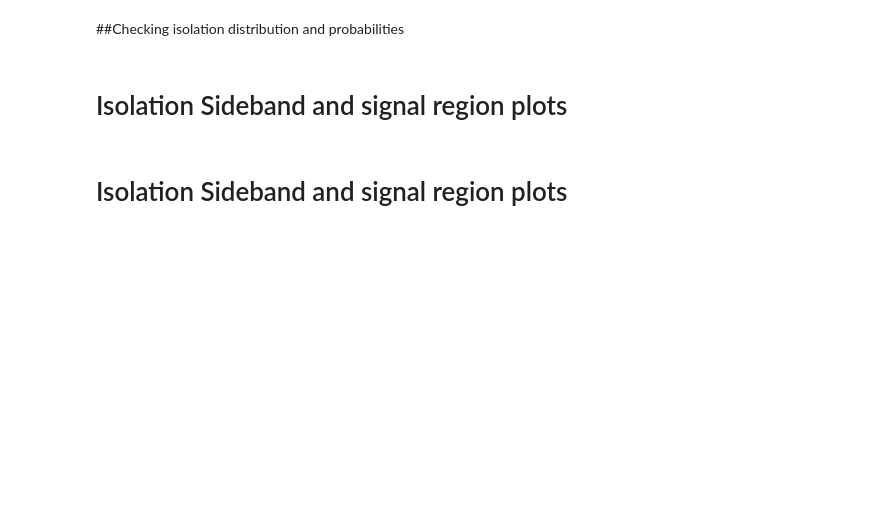
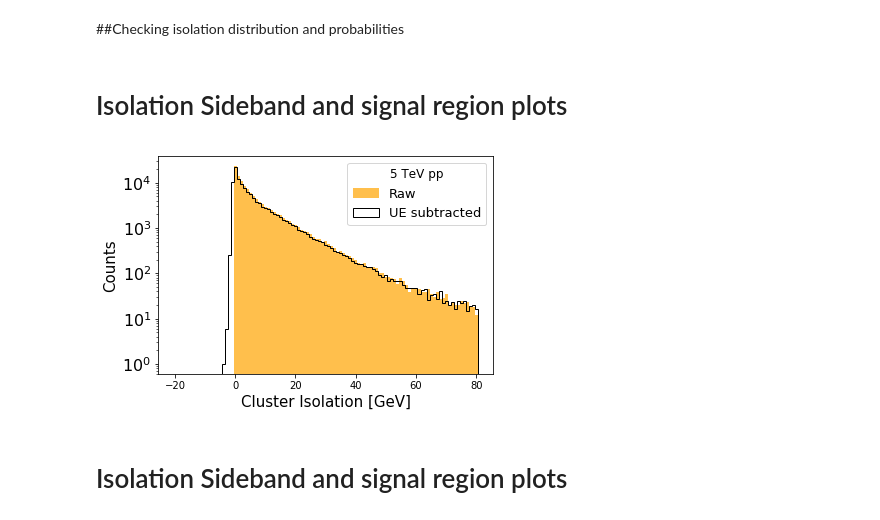
Before and after one commit to miguelignacio/CorrelationAnalysis, a Jupyter notebook: NtupleAnalysis/InputData/photon-purity.ipynb, the cells around one changed output. Drawn from its saved outputs; the diff is of its cells as text; code cells hidden in the pictures; blank space fills up the shorter version.

```diff
--- a/NtupleAnalysis/InputData/photon-purity.ipynb
+++ b/NtupleAnalysis/InputData/photon-purity.ipynb
@@ -1324,55 +1404,43 @@ for nonisorange in nonisoranges:
 # %% [markdown]
 # Isolation Sideband and signal region plots
 # %%
-isotype = 'tpc'
+isotype = 'its'
 isolationvar = 'cluster_iso_%s_04' %(isotype)
 
-test = dataHists#.query('%s>-9999999'%isolationvar)
-#test = test.query('%s_ue>-9999999'%isolationvar)
-test = test.query('%s_ue<300'%isolationvar)
-test = test.query('%s!=0.00'%isolationvar)
-test = test.query('%s_ue!=0.00'%isolationvar)
-test = test.query('cluster_isoetaband_%s!=0.0'%isotype)
+test = dataHists
 
 test = test.query('cluster_pt<16 and cluster_pt>10')
-maxIso = 25
-minIso = -5
-nbins  = 100
+maxIso = 80.5
+minIso = -20.5
+nbins  = 101
 
 mpl.rcParams['legend.fontsize'] = 10
-#fig = plt.figure(figsize=(12,4))
+#fig = plt.figure(figsize=(8,8))
 fig = plt.figure()
-plt.subplot(1,3,1)
+#plt.subplot(1,2,1)
 plt.hist(test['%s_raw'%isolationvar],range=(minIso,maxIso),color='orange',bins=nbins,alpha=0.7,label='Raw')
-plt.hist(test['%s'%isolationvar],range=(minIso,maxIso),bins=nbins,color='black',label='UE-subtracted',histtype='step')
-plt.xlabel('Isolation Energy (track-only) [GeV]')
-#plt.yscale('log', nonposy='clip')
-plt.ylabel('Counts')
-plt.legend()
-
-plt.subplot(1,3,2)
-plt.hist(test['%s_ue'%isolationvar],range=(0.0,maxIso),bins=nbins,alpha=0.5, label='UE estimate')
-plt.text(5, 5000, 'UE Average = %2.1f [GeV]'%(np.average(test['%s_ue'%isolationvar])), fontsize=12)
-plt.xlabel('UE estimate  [GeV]')
-plt.ylabel('Counts')
-#plt.yscale('log', nonposy='clip')
-#plt.xscale('log', nonposy='clip')
-#plt.legend(title='Data')
-print ' Average UE', np.average(test['%s_ue'%isolationvar].dropna())
-
-plt.subplot(1,3,3)
-plt.hist(test['cluster_isoetaband_%s'%isotype]*0.4*0.4*3.14/0.89,range=(0.0,maxIso),bins=nbins,alpha=0.5, label='UE estimate eta band')
-plt.text(5, 5000, 'UE Average = %2.1f [GeV]'%(np.average(test['cluster_isoetaband_%s'%isotype]*0.4*0.4*3.14/0.89)), fontsize=12)
-
-plt.xlabel('UE estimate ("eta band") [GeV]')
-#plt.yscale('log', nonposy='clip')
-plt.ylabel('Counts')
+plt.hist(test['%s_sub'%isolationvar],range=(minIso,maxIso),bins=nbins,color='black',label='UE subtracted',histtype='step')
+#plt.hist(test['%s'%isolationvar],range=(minIso,maxIso),bins=nbins,color='red',label='UE subtracted (voronoi)',histtype='step')
+plt.xlabel('Cluster Isolation [GeV]',fontsize=15)
+plt.yscale('log', nonposy='clip')
+plt.ylabel('Counts',fontsize=15)
+plt.legend(title=dataname,fontsize=13)
 
 
+
+#plt.subplot(1,2,2)
+#plt.hist(test['%s_ue'%isolationvar],range=(0.0,10),bins=nbins,alpha=0.5, label='rho x area voronoi')
+#plt.hist(test['ue_estimate_its_const']*0.4*0.4*3.14,range=(0.0,10),bins=nbins,alpha=0.5, label='rho x area')
+#plt.text(5, 50000, 'UE Average = %2.1f [GeV]'%(np.average(test['%s_ue'%isolationvar])), fontsize=12)
+#plt.legend()
+#plt.text(5, 40000, 'UE Average = %2.1f [GeV]'%(np.average(test['ue_estimate_its_const*0.4*0.4*3.14'])), fontsize=12)
+
 plt.show()
+fig.tight_layout()
 
-
-fig.savefig('UEsubtraction_%s.png'%isolationvar)
+fig.savefig('IsolationWithUESubtraction_%s.pdf'%dataFiles[0].split('_small')[0])
+# %% [output]
+[figure, added]
 # %% [markdown]
 # Isolation Sideband and signal region plots
 # %%
```
Also changed, not shown: parts of 32 cells of this notebook.
